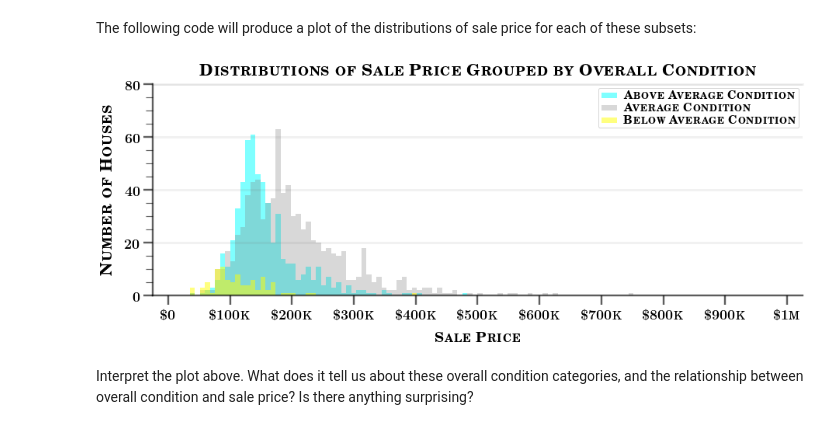
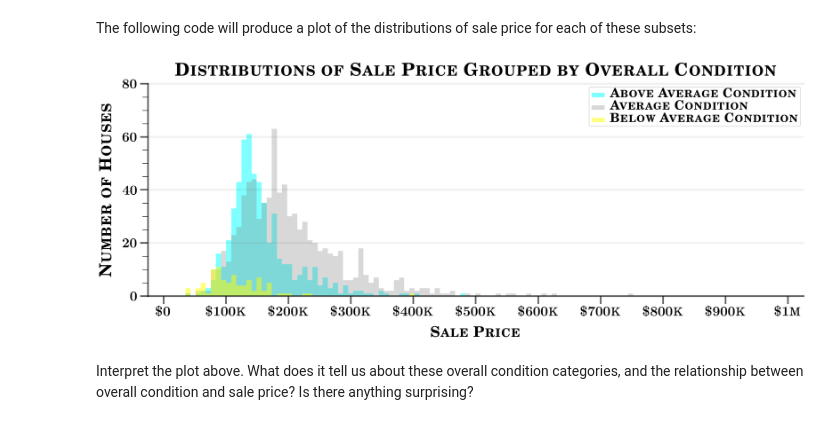
Before and after one commit to sarnadpy32/dsc-pandas-eda-lab, a Jupyter notebook: index.ipynb, the cells around one changed output. Cells and saved outputs as stored; diff of their text form; code cells hidden in the pictures.

```diff
--- a/index.ipynb
+++ b/index.ipynb
@@ -226,12 +226,6 @@ def x_hist_convert(x, pos):
 #################################################################################################
 def y_hist_convert(y, pos):
     s = r'{\fontsize{21}{0}\selectfont{$\mathbf{'+'{:.0f}'.format(y)+'}$}}'
-    return s
-
-# Function to format y ticks
-#################################################################################################
-def y_convert(y, pos):
-    s = r'{\fontsize{18}{0}\selectfont{$\mathbf{'+'{:.0f}'.format(y)+'}$}}'
     return s
 
 # Function to format currency ticks
@@ -246,19 +240,6 @@ def hist_currency(x, pos):
     if x==0:
         s = r'{\fontsize{21}{0}\selectfont{$\boldsymbol{\$}\mathbf{'+str(0)+'}$}}'
     return s
-
-# Function to format currency ticks
-#################################################################################################
-def currency(x, pos):
-    if x>=1*1e6:
-        s = r'{\fontsize{18}{0}\selectfont{$\boldsymbol{\$}\mathbf{'+\
-            '{:.0f}'.format(x*1e-6)+'}$}}'+r'{\fontsize{15}{0}\selectfont{\scshape{M}}}'
-    if 1*1e3<x<1*1e6:
-        s = r'{\fontsize{18}{0}\selectfont{$\boldsymbol{\$}\mathbf{'+\
-            '{:.0f}'.format(x*1e-3)+'}$}}'+r'{\fontsize{15}{0}\selectfont{\scshape{K}}}'
-    if x==0:
-        s = r'{\fontsize{18}{0}\selectfont{$\boldsymbol{\$}\mathbf{'+str(0)+'}$}}'
-    return s
 # %% [markdown]
 ### Sale Price
 
@@ -753,12 +728,12 @@ The following code will produce a plot of the distributions of sale price for ea
 # Function for plot tile
 #################################################################################################
 def plot_title(tit):
-    s = r'{\fontsize{21}{0}\selectfont{\textbf{\scshape{'+tit+'}}}}'
+    s = r'{\fontsize{27}{0}\selectfont{\textbf{\scshape{'+tit+'}}}}'
     return s
 
 # Setting up axes and plotting data
 #################################################################################################
-fig, ax = plt.subplots(figsize=(15,5))
+fig, ax = plt.subplots(figsize=(18,6), dpi=180)
 
 # <--- NOT MINE BUT POSS IMPORTANT FOR FUTURE --->
 # Create custom bins so all are on the same scale
@@ -773,13 +748,13 @@ avg_lab = 'Average Condition'
 bel_lab = 'Below Average Condition'
 #------------------------------------------------------------------------------------------------
 abv_hist = ax.hist(x=above_average_condition["SalePrice"], bins=bins, color="cyan", alpha=0.5,
-                   label=r'{\fontsize{15}{0}\selectfont{\textbf{\scshape{'+abv_lab+'}}}}')
+                   label=r'{\fontsize{19.5}{0}\selectfont{\textbf{\scshape{'+abv_lab+'}}}}')
 #------------------------------------------------------------------------------------------------
 avg_hist = ax.hist(x=average_condition["SalePrice"], bins=bins, color="gray", alpha=0.3,
-                   label=r'{\fontsize{15}{0}\selectfont{\textbf{\scshape{'+avg_lab+'}}')
+                   label=r'{\fontsize{19.5}{0}\selectfont{\textbf{\scshape{'+avg_lab+'}}')
 #------------------------------------------------------------------------------------------------
 bel_hist = ax.hist(x=below_average_condition["SalePrice"], bins=bins, color="yellow", alpha=0.5,
-                   label=r'{\fontsize{15}{0}\selectfont{\textbf{\scshape{'+bel_lab+'}}}}')
+                   label=r'{\fontsize{19.5}{0}\selectfont{\textbf{\scshape{'+bel_lab+'}}}}')
 
 # X Ticks
 #################################################################################################
@@ -801,7 +776,7 @@ x_tick_max = x_max
 x_ticks = np.arange(0, x_tick_max+1, x_step)
 #------------------------------------------------------------------------------------------------
 ax.set_xticks(x_ticks)
-ax.xaxis.set_major_formatter(currency)
+ax.xaxis.set_major_formatter(hist_currency)
 ax.set_xbound(-2.5*1e4, x_max+2.5*1e4)
 
 # Y Ticks
@@ -816,37 +791,37 @@ while not (top_found):
         top_found = True
     else:
         test_y += 20
 #------------------------------------------------------------------------------------------------
 y_step = y_max/4
 #------------------------------------------------------------------------------------------------
 y_tick_max = y_max
 y_ticks = np.arange(0, y_tick_max+1, y_step)
 #------------------------------------------------------------------------------------------------
 ax.set_yticks(y_ticks)
-ax.yaxis.set_major_formatter(y_convert)
+ax.yaxis.set_major_formatter(y_hist_convert)
 ax.set_ybound(0, y_max)
 
 # Tick Params
 #################################################################################################
 tick_params(ax)
 
 # Setting legend, saving the plot, and showing the plots
 #################################################################################################
 lab_kw = dict(labelpad=15)
 x_lab = 'Sale Price'
 y_lab = 'Number of Houses'
 tit = 'Distributions of Sale Price Grouped by Overall Condition'
 #------------------------------------------------------------------------------------------------
-ax.set_xlabel(r'{\fontsize{18}{0}\selectfont{\textbf{\scshape{'+x_lab+'}}}}', **lab_kw)
-ax.set_ylabel(r'{\fontsize{21}{0}\selectfont{\textbf{\scshape{'+y_lab+'}}}}', **lab_kw)
+ax.set_xlabel(r'{\fontsize{22.5}{0}\selectfont{\textbf{\scshape{'+x_lab+'}}}}', **lab_kw)
+ax.set_ylabel(r'{\fontsize{25.5}{0}\selectfont{\textbf{\scshape{'+y_lab+'}}}}', **lab_kw)
 ax.set_title(plot_title(tit), pad=12)
 ax.legend()
 #------------------------------------------------------------------------------------------------
 fig.savefig('visuals\Grouped Ovr Condition - 5.jpeg', format='jpeg', bbox_inches='tight')
 #------------------------------------------------------------------------------------------------
 plt.show()
 # %% [output]
-[figure, old version]
+[figure, new version]
 # %% [markdown]
 Interpret the plot above. What does it tell us about these overall condition categories, and the relationship between overall condition and sale price? Is there anything surprising?
 # %%
```
Also changed, not shown: parts of 18 cells of this notebook, 7 other files.
